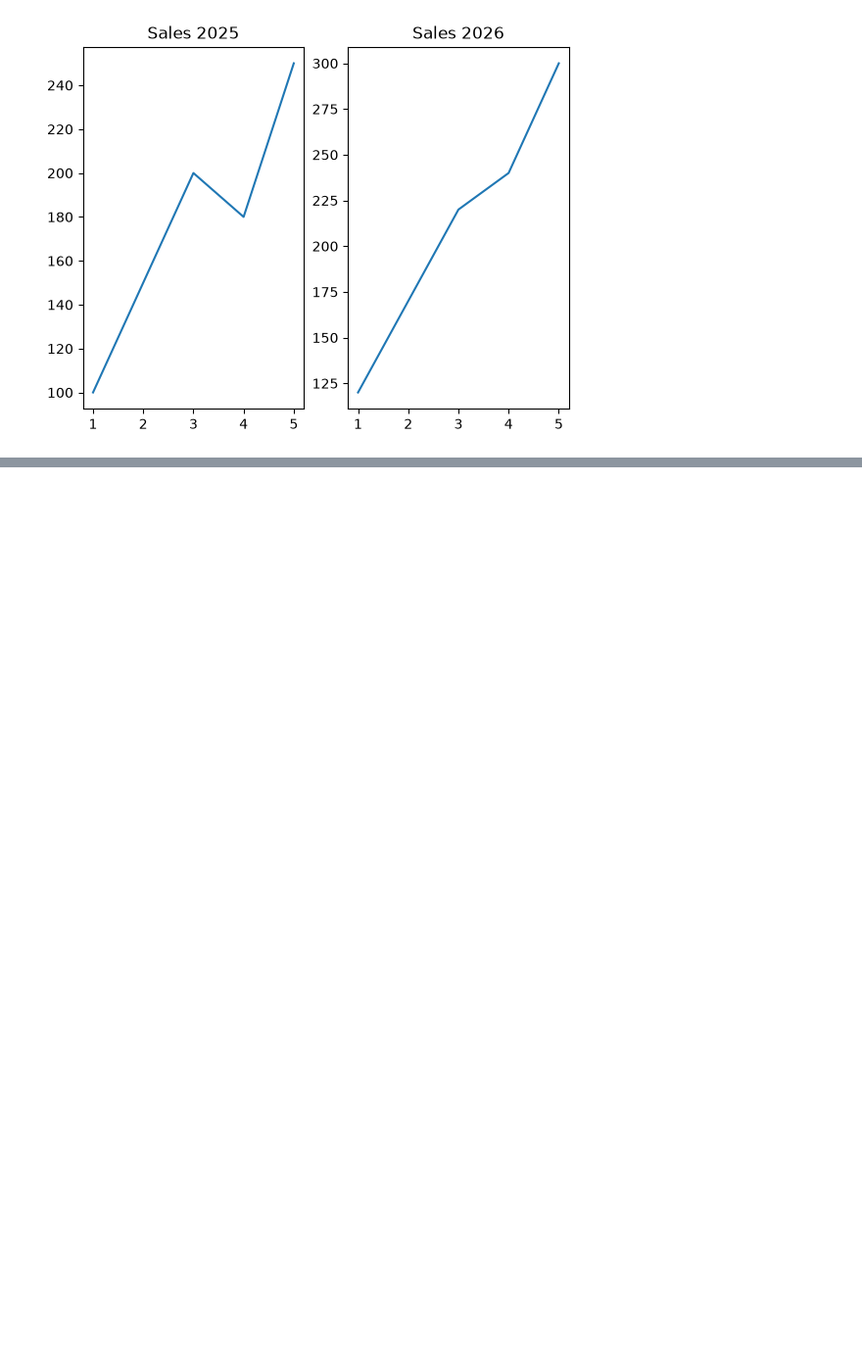
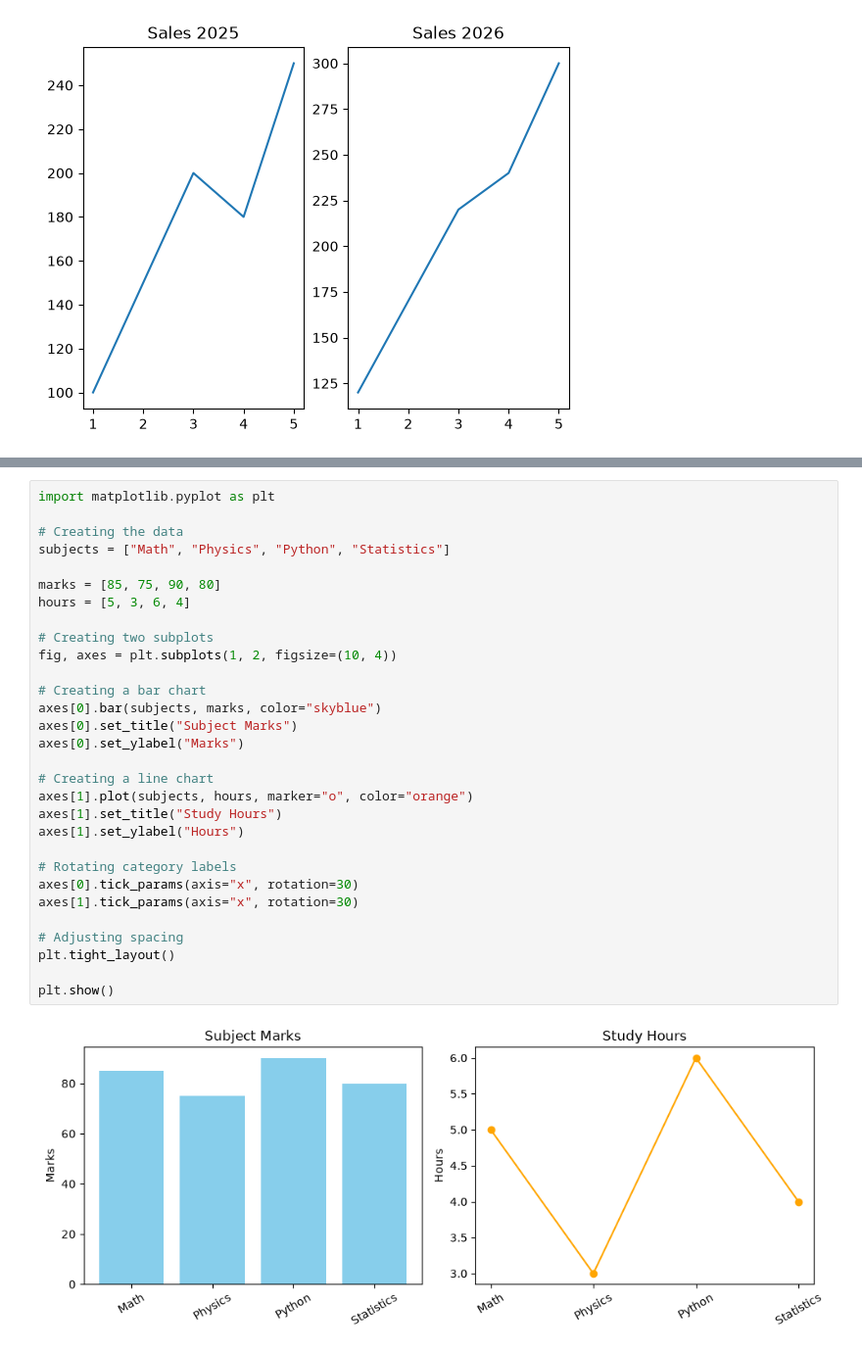
Before and after one commit to yashvardhansingh442-dev/python-deep-dive, a Jupyter notebook: learning-codes/library/scipy/Plotting-basic.ipynb, the cells around one changed output, grey strips where cells are left out. Shown at 98% size. Drawn from its saved outputs; the diff is of its cells as text; blank space fills up the shorter version.

```diff
--- a/learning-codes/library/scipy/Plotting-basic.ipynb
+++ b/learning-codes/library/scipy/Plotting-basic.ipynb
@@ -591,0 +629,32 @@ plt.show()
+# %%
+import matplotlib.pyplot as plt
+
+# Creating the data
+subjects = ["Math", "Physics", "Python", "Statistics"]
+
+marks = [85, 75, 90, 80]
+hours = [5, 3, 6, 4]
+
+# Creating two subplots
+fig, axes = plt.subplots(1, 2, figsize=(10, 4))
+
+# Creating a bar chart
+axes[0].bar(subjects, marks, color="skyblue")
+axes[0].set_title("Subject Marks")
+axes[0].set_ylabel("Marks")
+
+# Creating a line chart
+axes[1].plot(subjects, hours, marker="o", color="orange")
+axes[1].set_title("Study Hours")
+axes[1].set_ylabel("Hours")
+
+# Rotating category labels
+axes[0].tick_params(axis="x", rotation=30)
+axes[1].tick_params(axis="x", rotation=30)
+
+# Adjusting spacing
+plt.tight_layout()
+
+plt.show()
+# %% [output]
+[figure, added]
```
Also changed, not shown: parts of 3 cells of this notebook.
